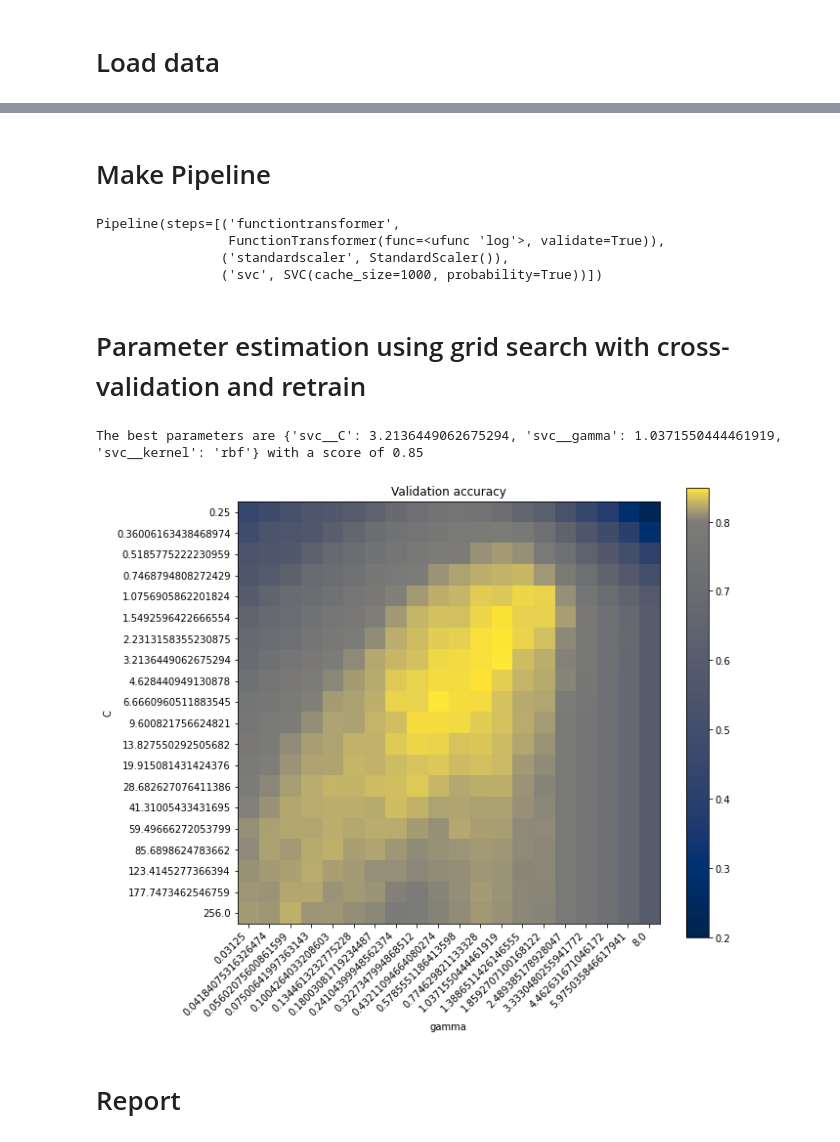
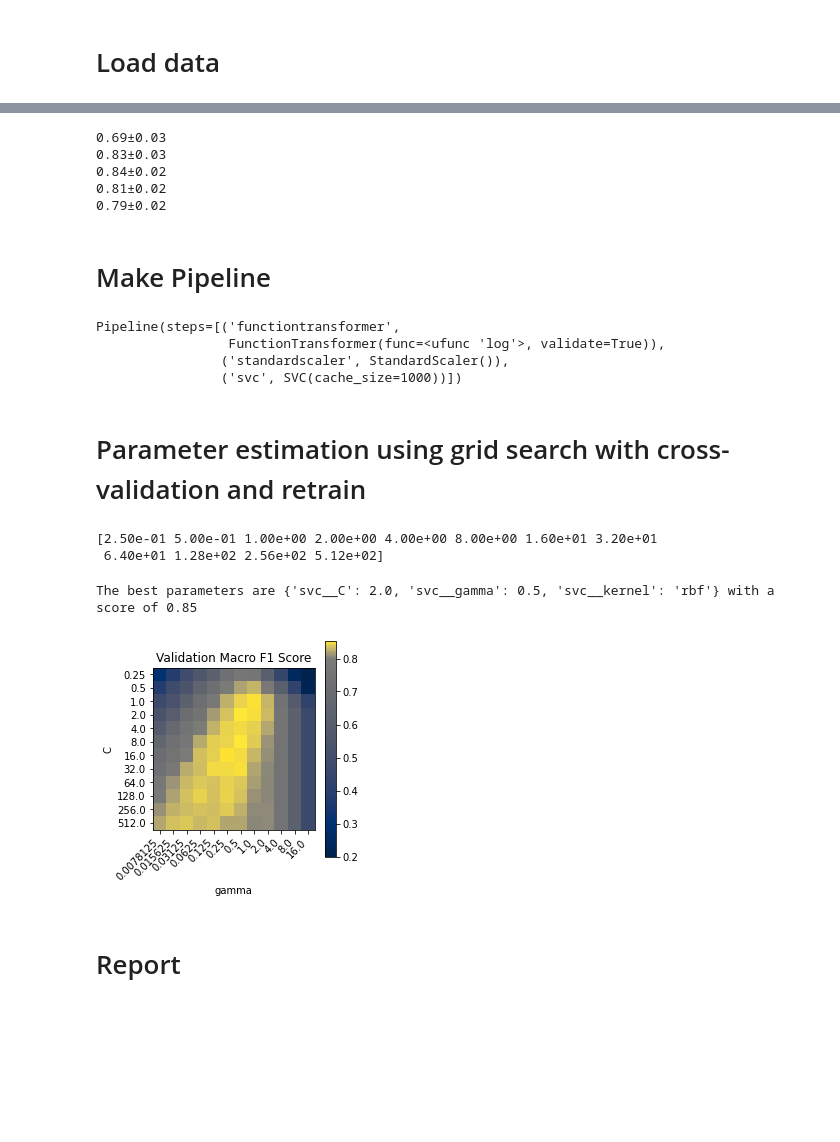
Before and after one commit to wuyuyu1024/quartz_classifier_2, a Jupyter notebook: reproduce_classifier.ipynb, the cells around one changed output, grey strips where cells are left out. Cells and saved outputs as stored; diff of their text form; code cells hidden in the pictures; blank space fills up the shorter version.

```diff
--- a/reproduce_classifier.ipynb
+++ b/reproduce_classifier.ipynb
@@ -55,14 +135,36 @@ Name: qtype, dtype: int64
+# %%
+X_compare = np.log(X_train)
+X_compare = StandardScaler().fit_transform(X_compare)
+C = 1
+models = (
+          svm.SVC(kernel='linear', C=C, class_weight=None),
+#           svm.LinearSVC(C=C)
+          KNeighborsClassifier(),
+          RandomForestClassifier(),
+#           svm.SVC(kernel='poly', degree=3, gamma='auto', C=C, class_weight='balanced'),
+          svm.SVC(kernel='rbf', C=C), #, class_weight='balanced'),
+          MLPClassifier(alpha=0.1),#16, max_iter=2000
+         )
+for clf in models:
+    scores = cross_val_score(clf, X_compare, y_train, cv=5, scoring='f1_macro', n_jobs=-1)
+    print(f'{scores.mean():2.2f}' + '±' + f'{scores.std():2.2f}')
+# %% [output]
+0.69±0.03
+0.83±0.03
+0.84±0.02
+0.81±0.02
+0.79±0.02
 # %% [markdown]
  # Make Pipeline
 # %%
 log_transformer = FunctionTransformer(np.log, validate=True)
-pipe_clf = make_pipeline(log_transformer, StandardScaler(), SVC(cache_size=1000, probability=True))
+pipe_clf = make_pipeline(log_transformer, StandardScaler(), SVC(cache_size=1000, class_weight=None, probability=False))
 pipe_clf
 # %% [output]
 Pipeline(steps=[('functiontransformer',
                  FunctionTransformer(func=<ufunc 'log'>, validate=True)),
                 ('standardscaler', StandardScaler()),
-                ('svc', SVC(cache_size=1000, probability=True))])
+                ('svc', SVC(cache_size=1000))])
 # %% [markdown]
  # Parameter estimation using grid search with cross-validation and retrain
 # %%
@@ -75,14 +177,18 @@ class MidpointNormalize(Normalize):
         x, y = [self.vmin, self.midpoint, self.vmax], [0, 0.5, 1]
         return np.ma.masked_array(np.interp(value, x, y))
 # %%
-C_range = np.logspace(-2, 8, 20, base=2)
-gamma_range = np.logspace(-5, 3, 20, base=2)
+C_range = np.logspace(-2, 9, 12, base=2)
+gamma_range = np.logspace(-7, 4, 12, base=2)
 
 param_grid = {"svc__kernel": ["rbf"], "svc__gamma": gamma_range, "svc__C": C_range}
 cv = StratifiedShuffleSplit(n_splits=5, test_size=0.2, random_state=2)
+print(C_range)
+# %% [output]
+[2.50e-01 5.00e-01 1.00e+00 2.00e+00 4.00e+00 8.00e+00 1.60e+01 3.20e+01
+ 6.40e+01 1.28e+02 2.56e+02 5.12e+02]
 # %%
 grid = GridSearchCV(
-    pipe_clf, param_grid=param_grid, cv=cv, scoring="f1_macro", n_jobs=-1, refit=True
+    pipe_clf, param_grid=param_grid, cv=10, scoring="f1_macro", n_jobs=-1, refit=True
 )
 grid.fit(X_train, y_train)
 
@@ -91,27 +197,34 @@ print(
     % (grid.best_params_, grid.best_score_)
 )
 # %% [output]
-The best parameters are {'svc__C': 3.2136449062675294, 'svc__gamma': 1.0371550444461919, 'svc__kernel': 'rbf'} with a score of 0.85
+The best parameters are {'svc__C': 2.0, 'svc__gamma': 0.5, 'svc__kernel': 'rbf'} with a score of 0.85
 # %%
 # Visualization
+"""
+Grid search for the combination of SVM cost parameter (C) and kernel width
+that maximizes 10-fold cross-validation accuracy when classifying rock types.
+"""
+
 scores = grid.cv_results_["mean_test_score"].reshape(len(C_range), len(gamma_range))
-plt.figure(figsize=(10, 8))
+plt.figure(figsize=(3.75, 3.75))
 plt.subplots_adjust(left=0.2, right=0.95, bottom=0.15, top=0.95)
 plt.imshow(
     scores,
     interpolation="nearest",
     cmap=plt.cm.cividis,
     norm=MidpointNormalize(vmin=0.2, midpoint=0.8),
 )
 plt.xlabel("gamma")
 plt.ylabel("C")
 plt.colorbar()
 plt.xticks(np.arange(len(gamma_range)), gamma_range, rotation=45, ha="right")
 plt.yticks(np.arange(len(C_range)), C_range)
-plt.title("Validation accuracy")
+plt.title("Validation Macro F1 Score")
+plt.savefig('heatmap.pdf', dpi=300)
+plt.savefig('heatmap.png', dpi=300)
 plt.show()
 # %% [output]
-[figure, old version]
+[figure, new version]
 # %% [markdown]
  # Report
 # %%
```
Also changed, not shown: parts of 19 cells of this notebook, 2 other files.
